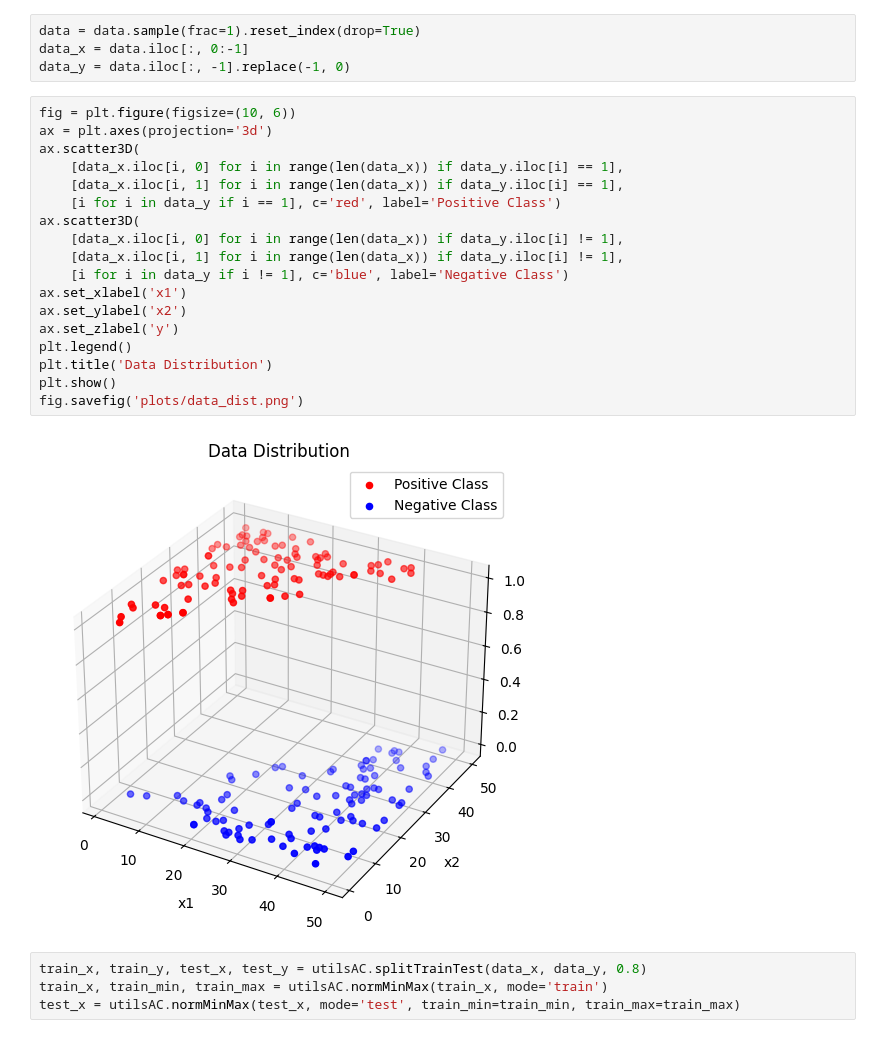
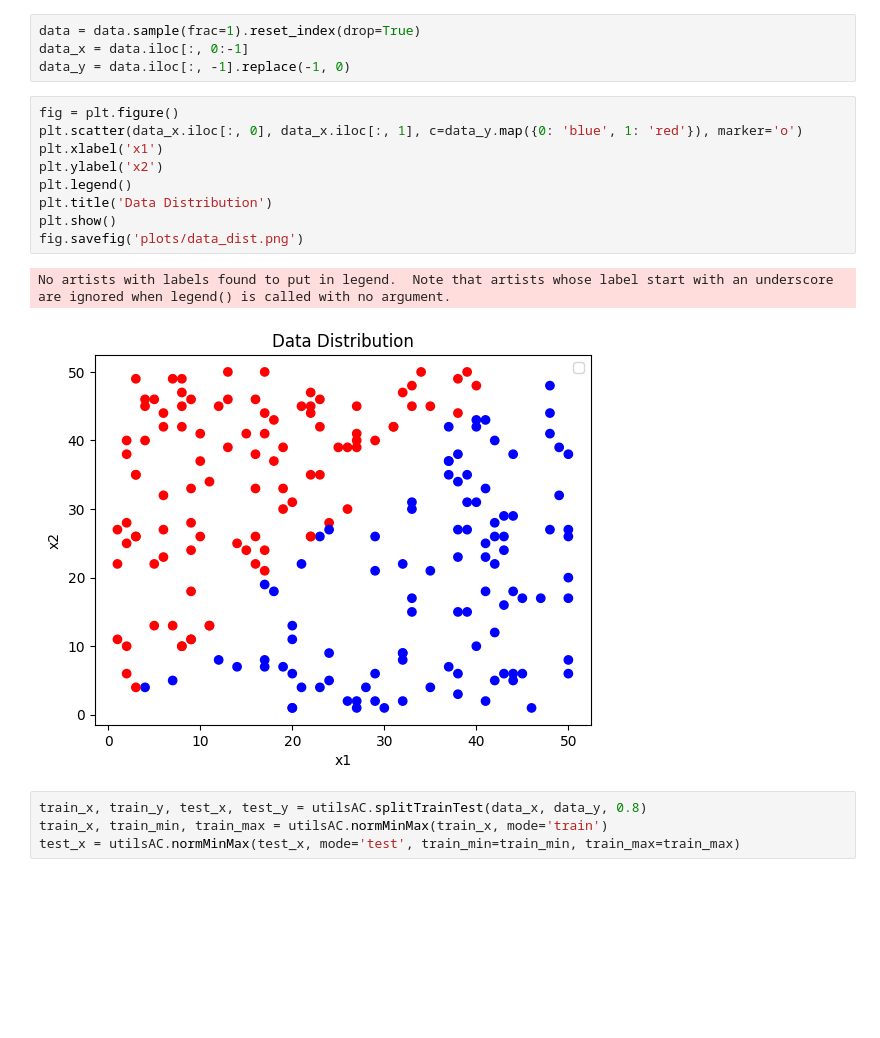
Before and after one commit to AbinashChetia/log_reg_ac, a Jupyter notebook: eg_logReg.ipynb, the cells around one changed output. Drawn from its saved outputs; the diff is of its cells as text; blank space fills up the shorter version.

```diff
--- a/eg_logReg.ipynb
+++ b/eg_logReg.ipynb
@@ -21,26 +21,18 @@ data.head()
 data = data.sample(frac=1).reset_index(drop=True)
 data_x = data.iloc[:, 0:-1]
 data_y = data.iloc[:, -1].replace(-1, 0)
-# %%
-fig = plt.figure(figsize=(10, 6))
-ax = plt.axes(projection='3d')
-ax.scatter3D(
-    [data_x.iloc[i, 0] for i in range(len(data_x)) if data_y.iloc[i] == 1],
-    [data_x.iloc[i, 1] for i in range(len(data_x)) if data_y.iloc[i] == 1],
-    [i for i in data_y if i == 1], c='red', label='Positive Class')
-ax.scatter3D(
-    [data_x.iloc[i, 0] for i in range(len(data_x)) if data_y.iloc[i] != 1],
-    [data_x.iloc[i, 1] for i in range(len(data_x)) if data_y.iloc[i] != 1],
-    [i for i in data_y if i != 1], c='blue', label='Negative Class')
-ax.set_xlabel('x1')
-ax.set_ylabel('x2')
-ax.set_zlabel('y')
-plt.legend()
-plt.title('Data Distribution')
-plt.show()
-fig.savefig('plots/data_dist.png')
-# %% [output]
-[figure, removed]
+# %%
+fig = plt.figure()
+plt.scatter(data_x.iloc[:, 0], data_x.iloc[:, 1], c=data_y.map({0: 'blue', 1: 'red'}), marker='o')
+plt.xlabel('x1')
+plt.ylabel('x2')
+plt.legend()
+plt.title('Data Distribution')
+plt.show()
+fig.savefig('plots/data_dist.png')
+# %% [output]
+No artists with labels found to put in legend.  Note that artists whose label start with an underscore are ignored when legend() is called with no argument.
+[figure, added]
 # %%
 train_x, train_y, test_x, test_y = utilsAC.splitTrainTest(data_x, data_y, 0.8)
 train_x, train_min, train_max = utilsAC.normMinMax(train_x, mode='train')
```
Also changed, not shown: parts of 12 cells of this notebook, 7 other files.
